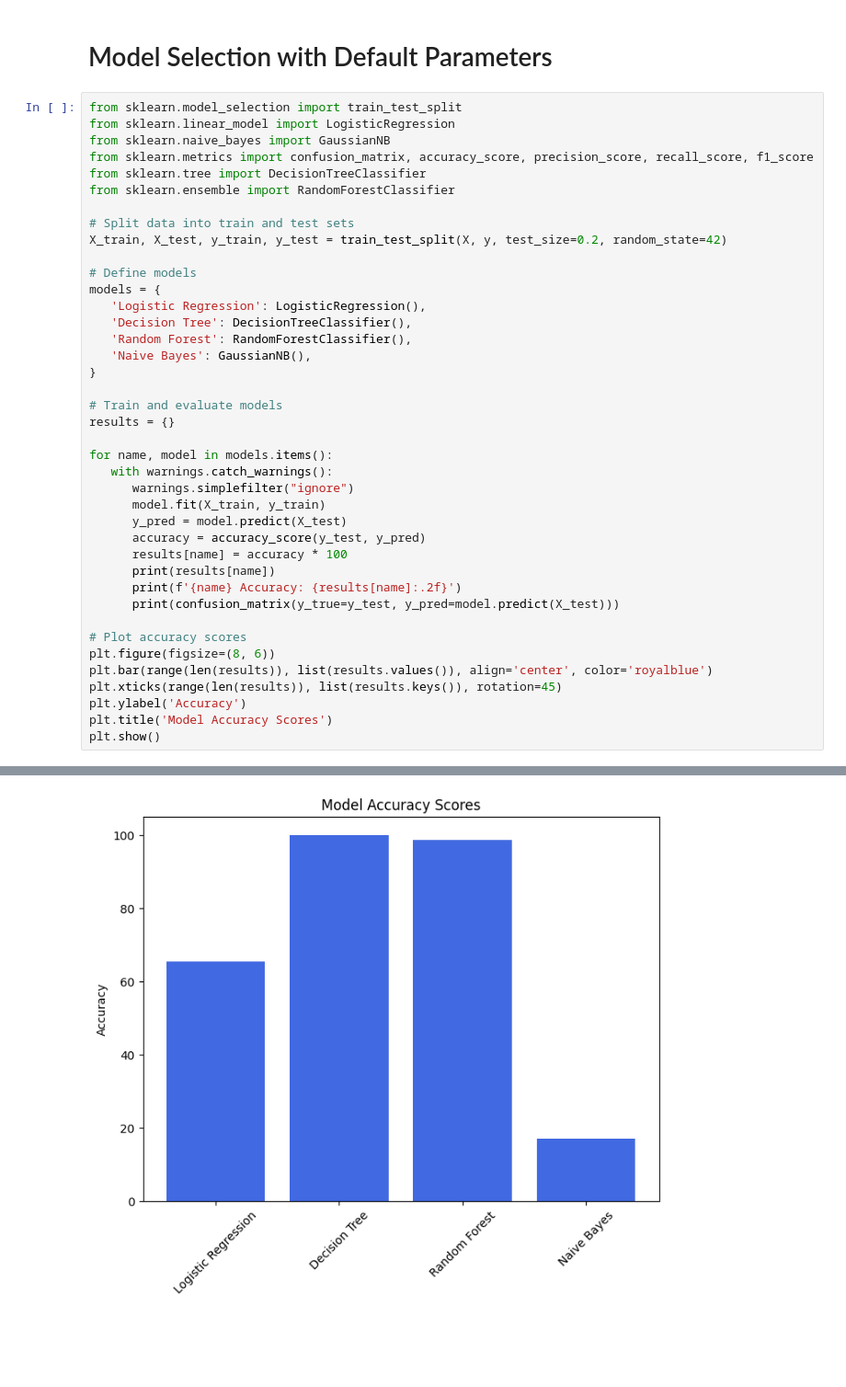
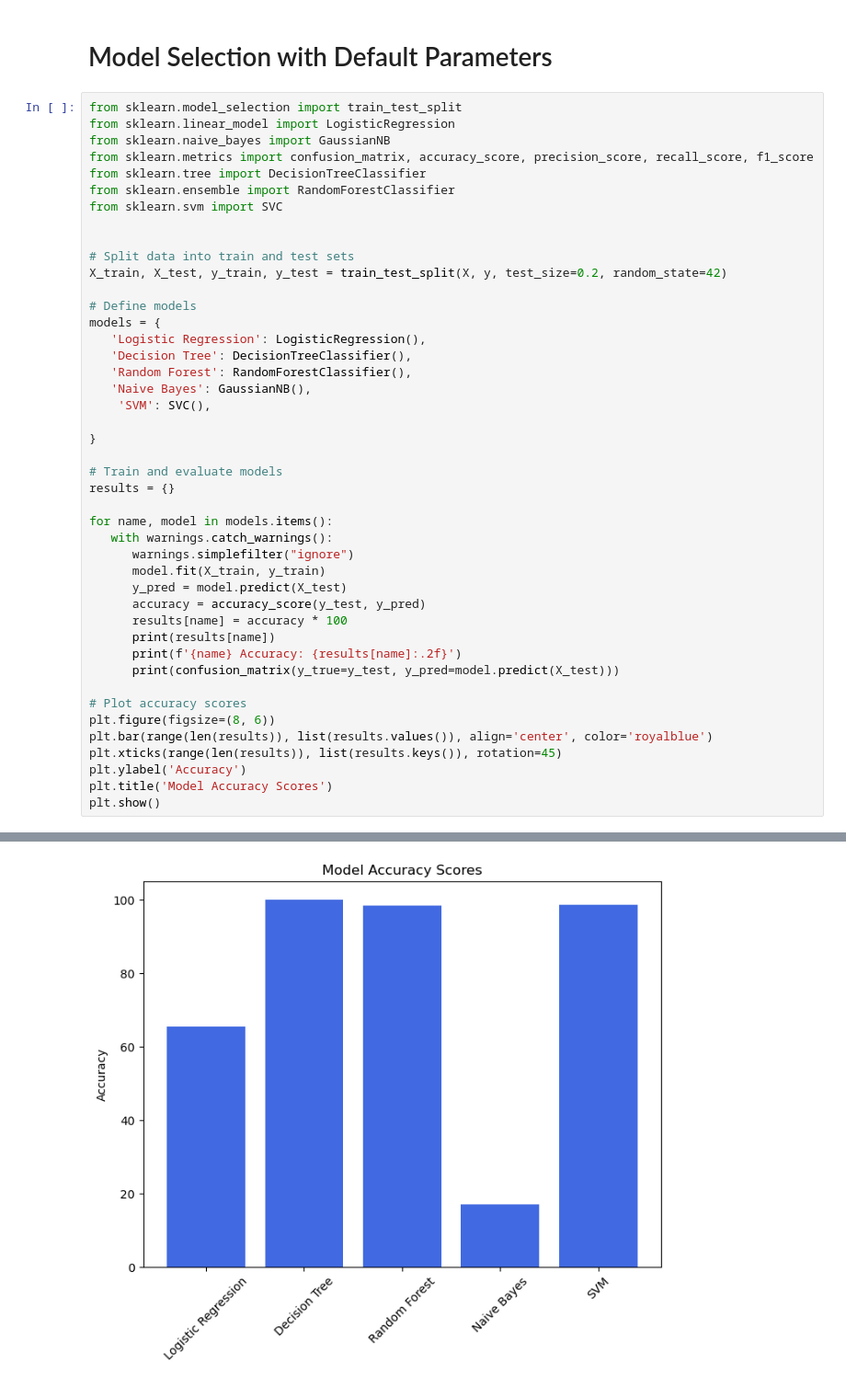
Before and after one commit to dalaikajal/CS584-Children-Anemia-Prediction, a Jupyter notebook: ChildrenAnemia.ipynb, the cells around one changed output, grey strips where cells are left out. Shown at 92% size. Drawn from its saved outputs; the diff is of its cells as text; blank space fills up the shorter version.

```diff
--- a/ChildrenAnemia.ipynb
+++ b/ChildrenAnemia.ipynb
@@ -157,6 +157,8 @@ from sklearn.naive_bayes import GaussianNB
 from sklearn.metrics import confusion_matrix, accuracy_score, precision_score, recall_score, f1_score
 from sklearn.tree import DecisionTreeClassifier
 from sklearn.ensemble import RandomForestClassifier
+from sklearn.svm import SVC
+
 
 # Split data into train and test sets
 X_train, X_test, y_train, y_test = train_test_split(X, y, test_size=0.2, random_state=42)
@@ -167,6 +169,8 @@ models = {
    'Decision Tree': DecisionTreeClassifier(),
    'Random Forest': RandomForestClassifier(),
    'Naive Bayes': GaussianNB(),
+    'SVM': SVC(),
+
 }
 
 # Train and evaluate models
@@ -211,4 +215,4 @@ Decision Tree Accuracy: 100.00
-[figure, old version]
+[figure, new version]
 # %%
 # Model performance with Hyperparameter tuning and dimensionality reduction techniques.
 from sklearn.model_selection import GridSearchCV
```
Also changed, not shown: parts of 2 cells of this notebook.
